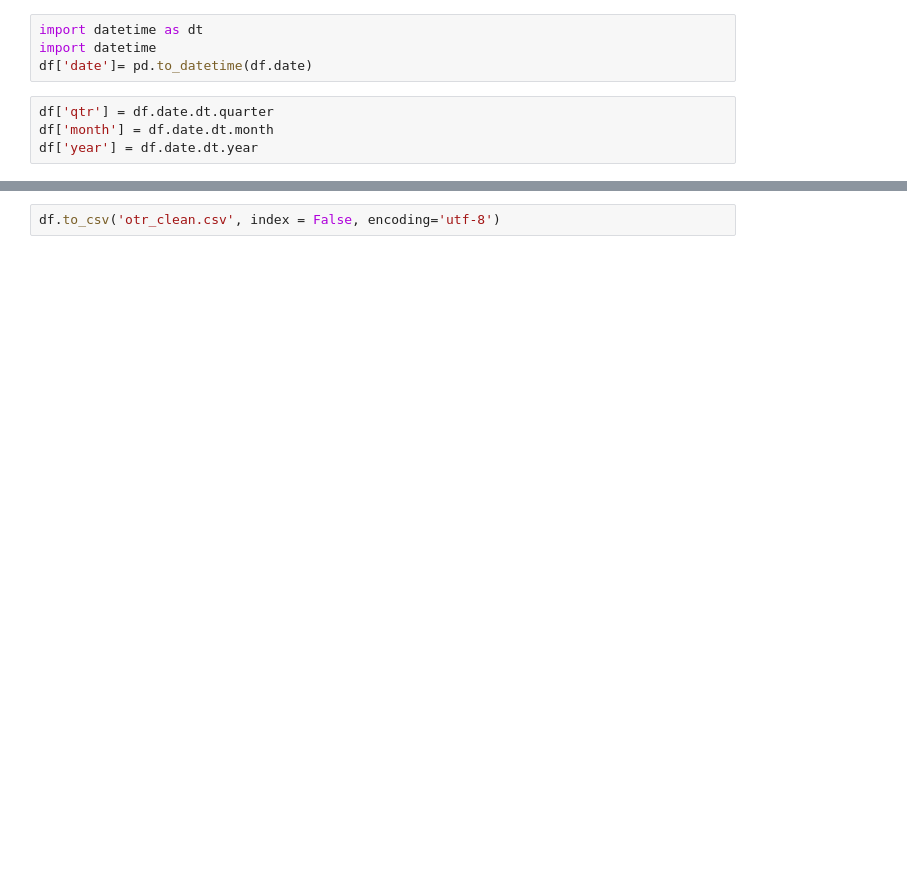
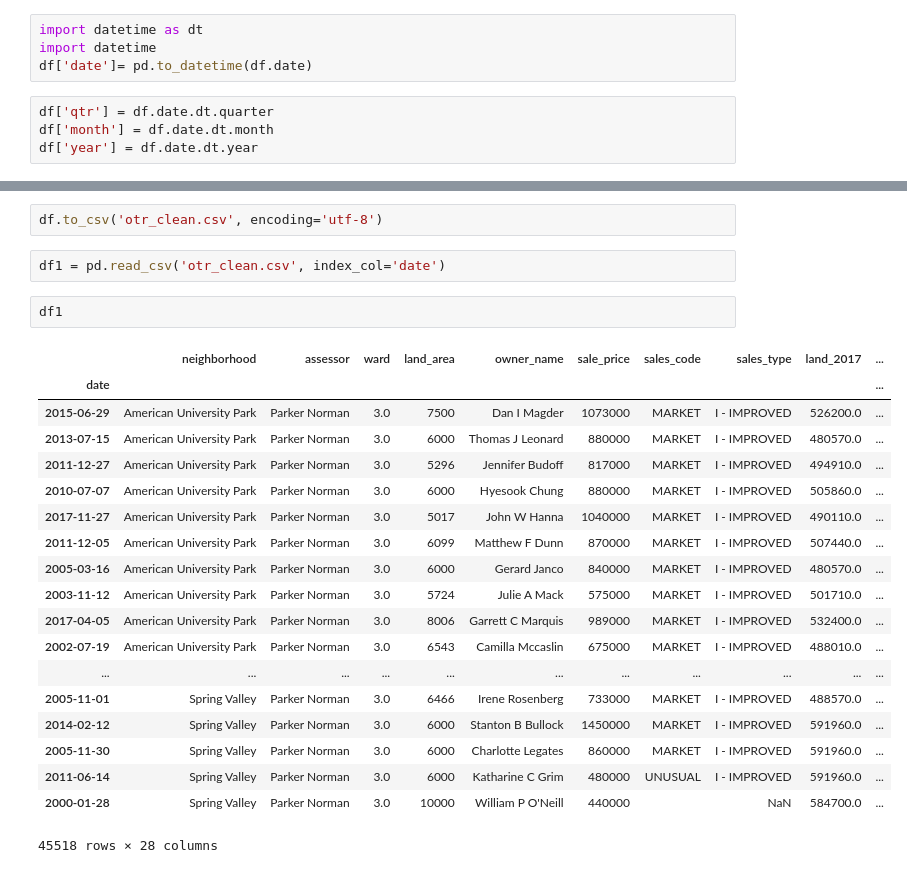
Before and after one commit to rodriguezda/capstone2017, a Jupyter notebook: 00-preprocessing/00_cleaning.ipynb, the cells around one changed output, grey strips where cells are left out. Drawn from its saved outputs; the diff is of its cells as text; blank space fills up the shorter version.

```diff
--- a/00-preprocessing/00_cleaning.ipynb
+++ b/00-preprocessing/00_cleaning.ipynb
@@ -322,2 +396,26 @@ df['year'] = df.date.dt.year
 # %%
-df.to_csv('otr_clean.csv', index = False, encoding='utf-8')
+df.to_csv('otr_clean.csv', encoding='utf-8')
+# %%
+df1 = pd.read_csv('otr_clean.csv', index_col='date')
+# %%
+df1
+# %% [output]
+|  | neighborhood | assessor | ward | land_area | owner_name | sale_price | sales_code | sales_type | land_2017 | ... |
+| date |  |  |  |  |  |  |  |  |  | ... |
+| 2015-06-29 | American University Park | Parker Norman | 3.0 | 7500 | Dan I Magder | 1073000 | MARKET | I - IMPROVED | 526200.0 | ... |
+| 2013-07-15 | American University Park | Parker Norman | 3.0 | 6000 | Thomas J Leonard | 880000 | MARKET | I - IMPROVED | 480570.0 | ... |
+| 2011-12-27 | American University Park | Parker Norman | 3.0 | 5296 | Jennifer Budoff | 817000 | MARKET | I - IMPROVED | 494910.0 | ... |
+| 2010-07-07 | American University Park | Parker Norman | 3.0 | 6000 | Hyesook Chung | 880000 | MARKET | I - IMPROVED | 505860.0 | ... |
+| 2017-11-27 | American University Park | Parker Norman | 3.0 | 5017 | John W Hanna | 1040000 | MARKET | I - IMPROVED | 490110.0 | ... |
+| 2011-12-05 | American University Park | Parker Norman | 3.0 | 6099 | Matthew F Dunn | 870000 | MARKET | I - IMPROVED | 507440.0 | ... |
+| 2005-03-16 | American University Park | Parker Norman | 3.0 | 6000 | Gerard Janco | 840000 | MARKET | I - IMPROVED | 480570.0 | ... |
+| 2003-11-12 | American University Park | Parker Norman | 3.0 | 5724 | Julie A Mack | 575000 | MARKET | I - IMPROVED | 501710.0 | ... |
+| 2017-04-05 | American University Park | Parker Norman | 3.0 | 8006 | Garrett C Marquis | 989000 | MARKET | I - IMPROVED | 532400.0 | ... |
+| 2002-07-19 | American University Park | Parker Norman | 3.0 | 6543 | Camilla Mccaslin | 675000 | MARKET | I - IMPROVED | 488010.0 | ... |
+| ... | ... | ... | ... | ... | ... | ... | ... | ... | ... | ... |
+| 2005-11-01 | Spring Valley | Parker Norman | 3.0 | 6466 | Irene Rosenberg | 733000 | MARKET | I - IMPROVED | 488570.0 | ... |
+| 2014-02-12 | Spring Valley | Parker Norman | 3.0 | 6000 | Stanton B Bullock | 1450000 | MARKET | I - IMPROVED | 591960.0 | ... |
+| 2005-11-30 | Spring Valley | Parker Norman | 3.0 | 6000 | Charlotte Legates | 860000 | MARKET | I - IMPROVED | 591960.0 | ... |
+| 2011-06-14 | Spring Valley | Parker Norman | 3.0 | 6000 | Katharine C Grim | 480000 | UNUSUAL | I - IMPROVED | 591960.0 | ... |
+| 2000-01-28 | Spring Valley | Parker Norman | 3.0 | 10000 | William P O'Neill | 440000 |  | NaN | 584700.0 | ... |
+45518 rows × 28 columns
```
Also changed, not shown: parts of 105 cells of this notebook, 34 other files.
